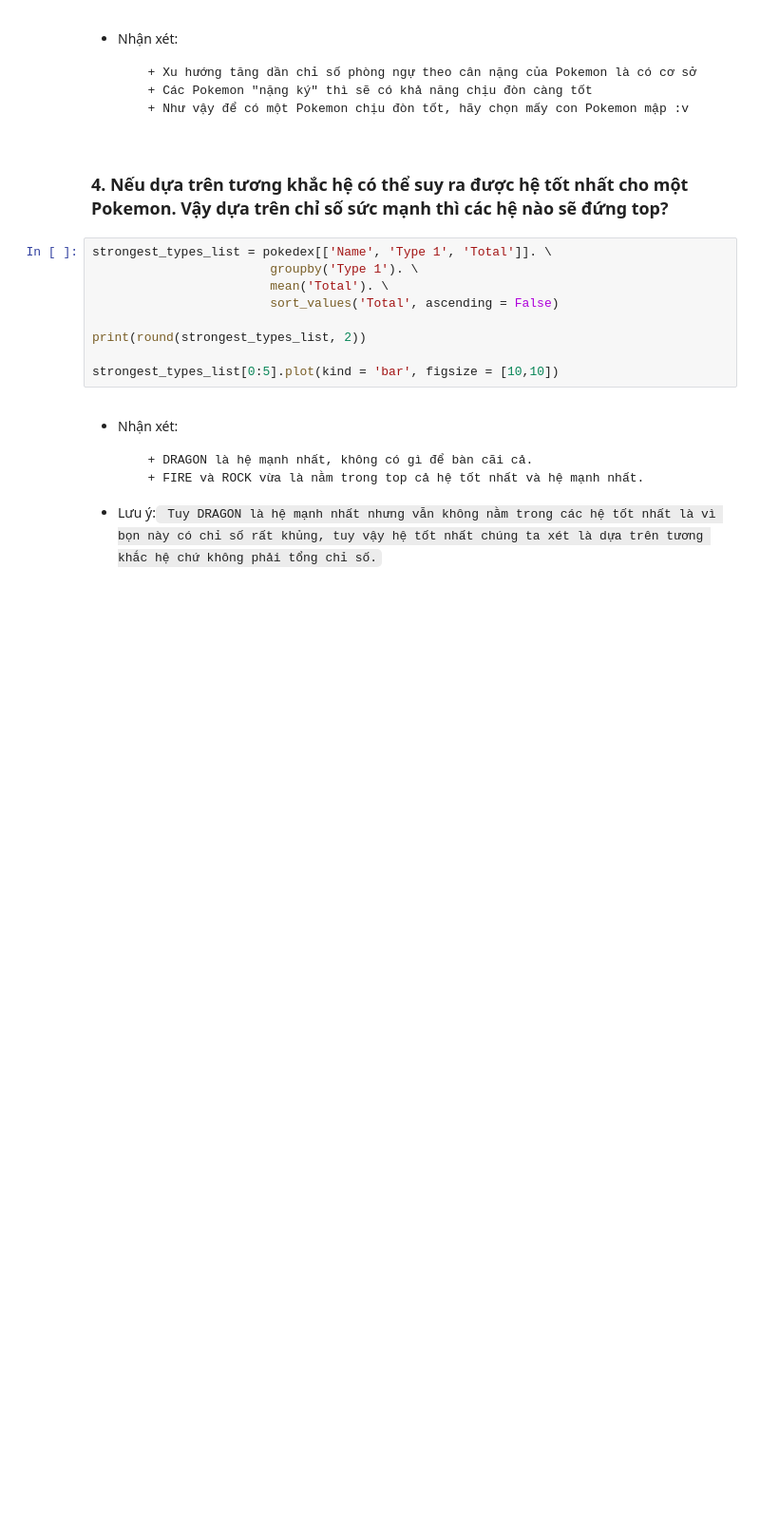
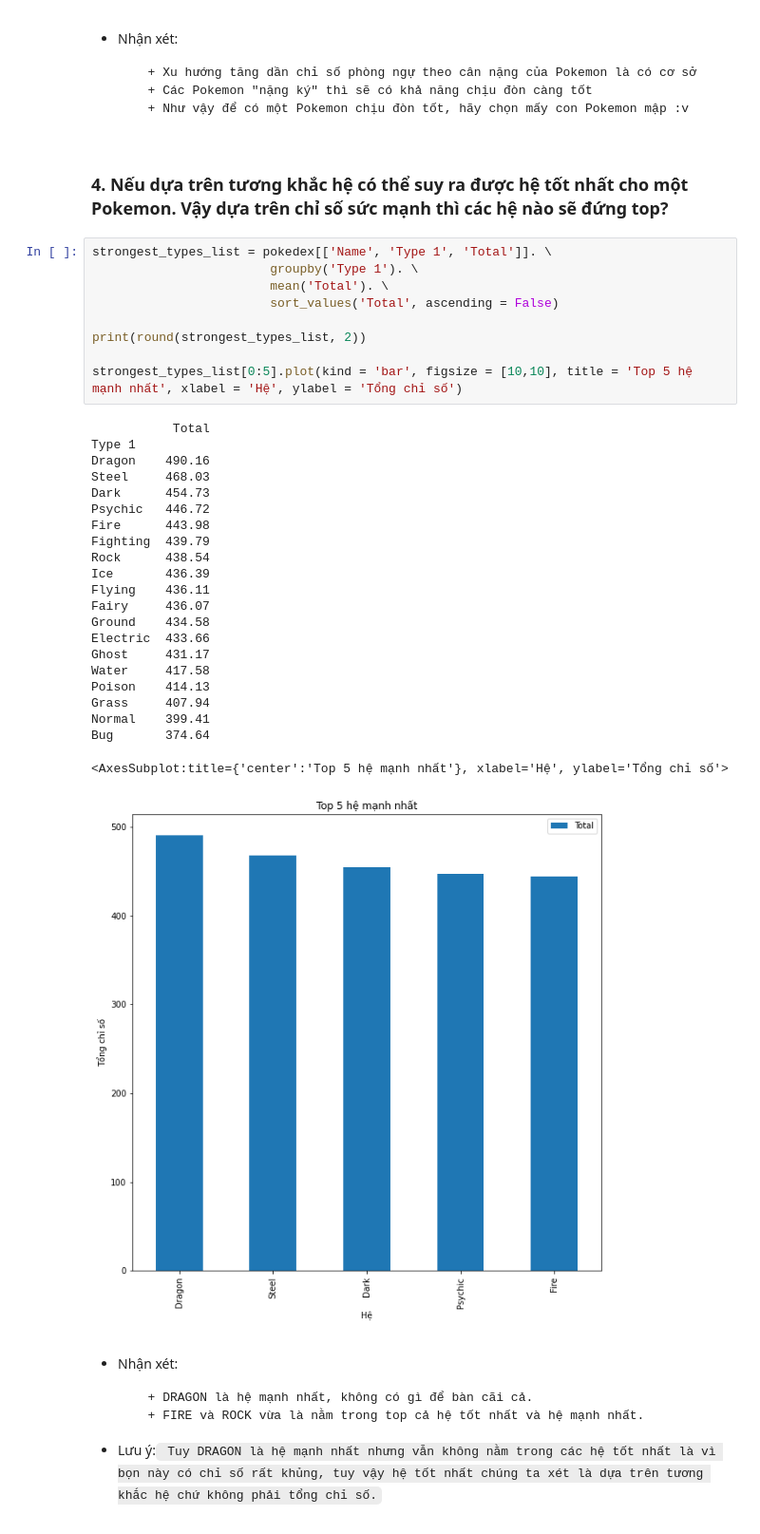
Before and after one commit to dangquangnguyenn/pokedex_crawler, a Jupyter notebook: pokedex_crawler.ipynb, the cells around one changed output. Shown at 95% size. Drawn from its saved outputs; the diff is of its cells as text; blank space fills up the shorter version.

```diff
--- a/pokedex_crawler.ipynb
+++ b/pokedex_crawler.ipynb
@@ -513,12 +572,35 @@ plt.plot(pokedex['Sp. Def'], m*pokedex['Sp. Def']+b)
 # %%
 strongest_types_list = pokedex[['Name', 'Type 1', 'Total']]. \
                         groupby('Type 1'). \
                         mean('Total'). \
                         sort_values('Total', ascending = False)
 
 print(round(strongest_types_list, 2))
 
-strongest_types_list[0:5].plot(kind = 'bar', figsize = [10,10])
+strongest_types_list[0:5].plot(kind = 'bar', figsize = [10,10], title = 'Top 5 hệ mạnh nhất', xlabel = 'Hệ', ylabel = 'Tổng chỉ số')
+# %% [output]
+           Total
+Type 1
+Dragon    490.16
+Steel     468.03
+Dark      454.73
+Psychic   446.72
+Fire      443.98
+Fighting  439.79
+Rock      438.54
+Ice       436.39
+Flying    436.11
+Fairy     436.07
+Ground    434.58
+Electric  433.66
+Ghost     431.17
+Water     417.58
+Poison    414.13
+Grass     407.94
+Normal    399.41
+Bug       374.64
+<AxesSubplot:title={'center':'Top 5 hệ mạnh nhất'}, xlabel='Hệ', ylabel='Tổng chỉ số'>
+[figure, added]
 # %% [markdown]
 - Nhận xét:
 
```
Also changed, not shown: parts of 17 cells of this notebook.
